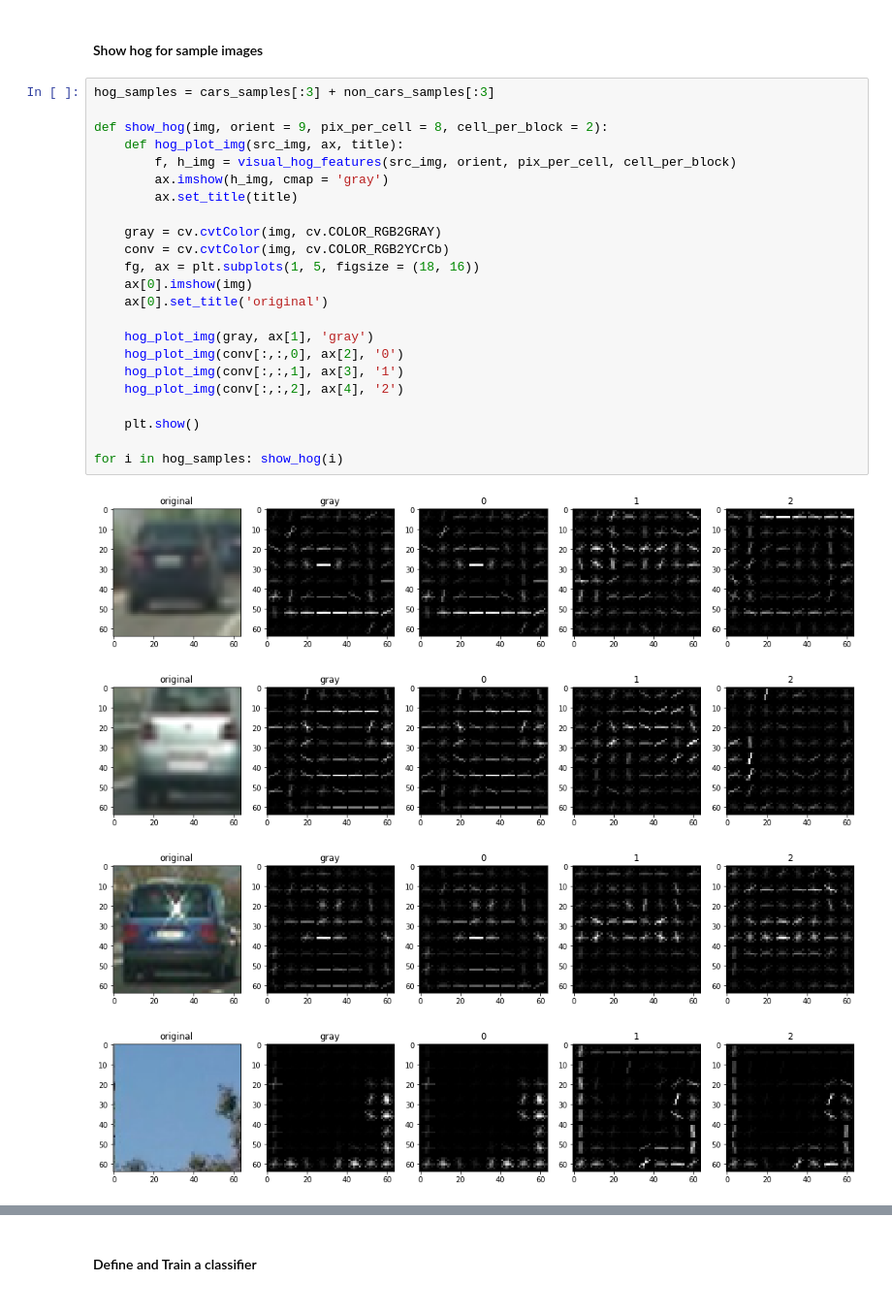
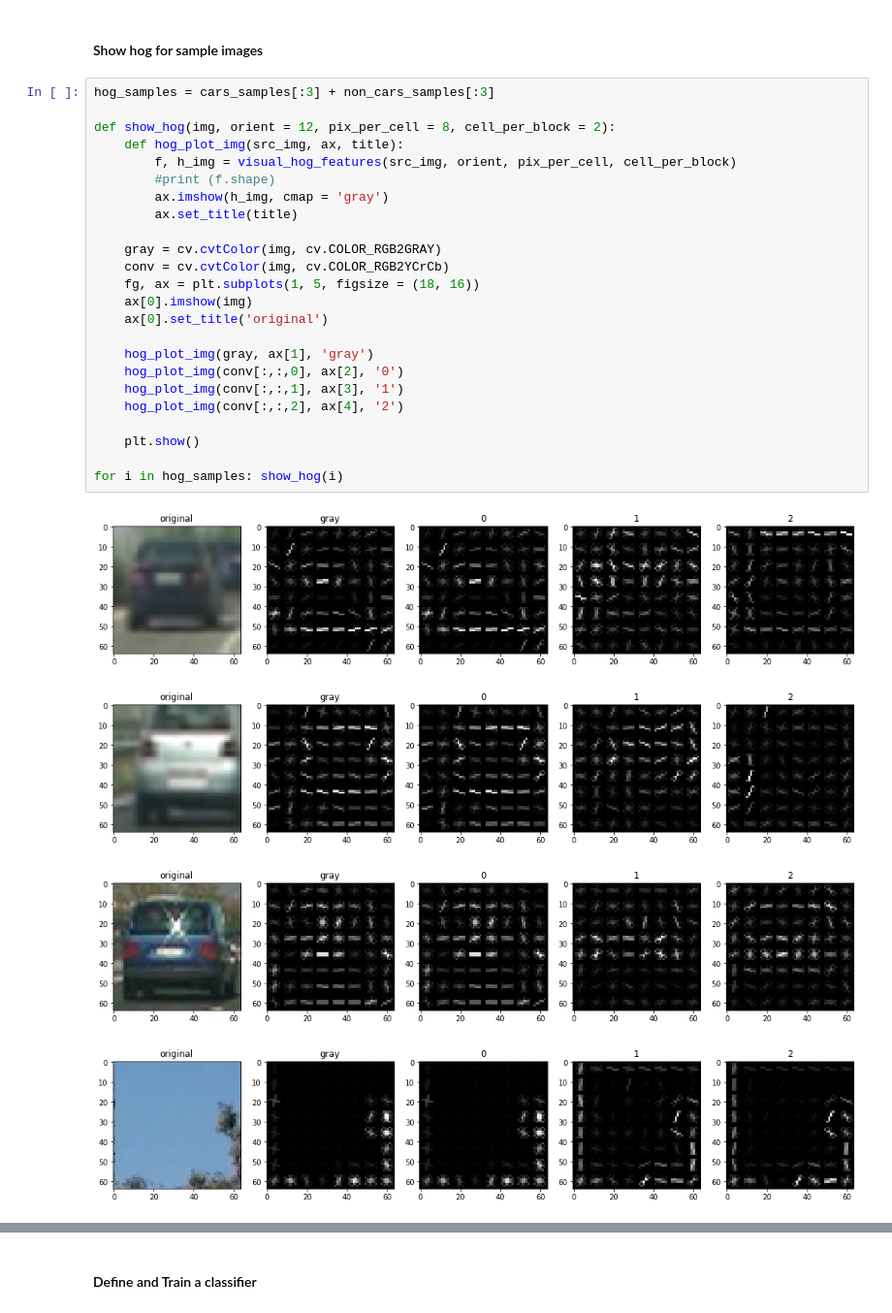
Before and after one commit to timout/CarND-Vehicle-Detection, a Jupyter notebook: VehicleDetection.ipynb, the cells around one changed output, grey strips where cells are left out. Shown at 97% size. Cells and saved outputs as stored; diff of their text form.

```diff
--- a/VehicleDetection.ipynb
+++ b/VehicleDetection.ipynb
@@ -179,30 +179,31 @@ def extract_image_features(image, color_space=None, features_list = ()):
 # %%
 hog_samples = cars_samples[:3] + non_cars_samples[:3]
 
-def show_hog(img, orient = 9, pix_per_cell = 8, cell_per_block = 2):
+def show_hog(img, orient = 12, pix_per_cell = 8, cell_per_block = 2):
     def hog_plot_img(src_img, ax, title):
         f, h_img = visual_hog_features(src_img, orient, pix_per_cell, cell_per_block)
+        #print (f.shape)
         ax.imshow(h_img, cmap = 'gray')
         ax.set_title(title)
 
     gray = cv.cvtColor(img, cv.COLOR_RGB2GRAY)
     conv = cv.cvtColor(img, cv.COLOR_RGB2YCrCb)
     fg, ax = plt.subplots(1, 5, figsize = (18, 16))
     ax[0].imshow(img)
     ax[0].set_title('original')
 
     hog_plot_img(gray, ax[1], 'gray')
     hog_plot_img(conv[:,:,0], ax[2], '0')
     hog_plot_img(conv[:,:,1], ax[3], '1')
     hog_plot_img(conv[:,:,2], ax[4], '2')
 
     plt.show()
 
 for i in hog_samples: show_hog(i)
 # %% [output]
-[figure, old version]
+[figure, new version]
 [figure]
-[figure, old version]
+[figure, new version]
 [figure]
 [figure]
 [figure]
```
Also changed, not shown: parts of 7 cells of this notebook, 3 other files.
